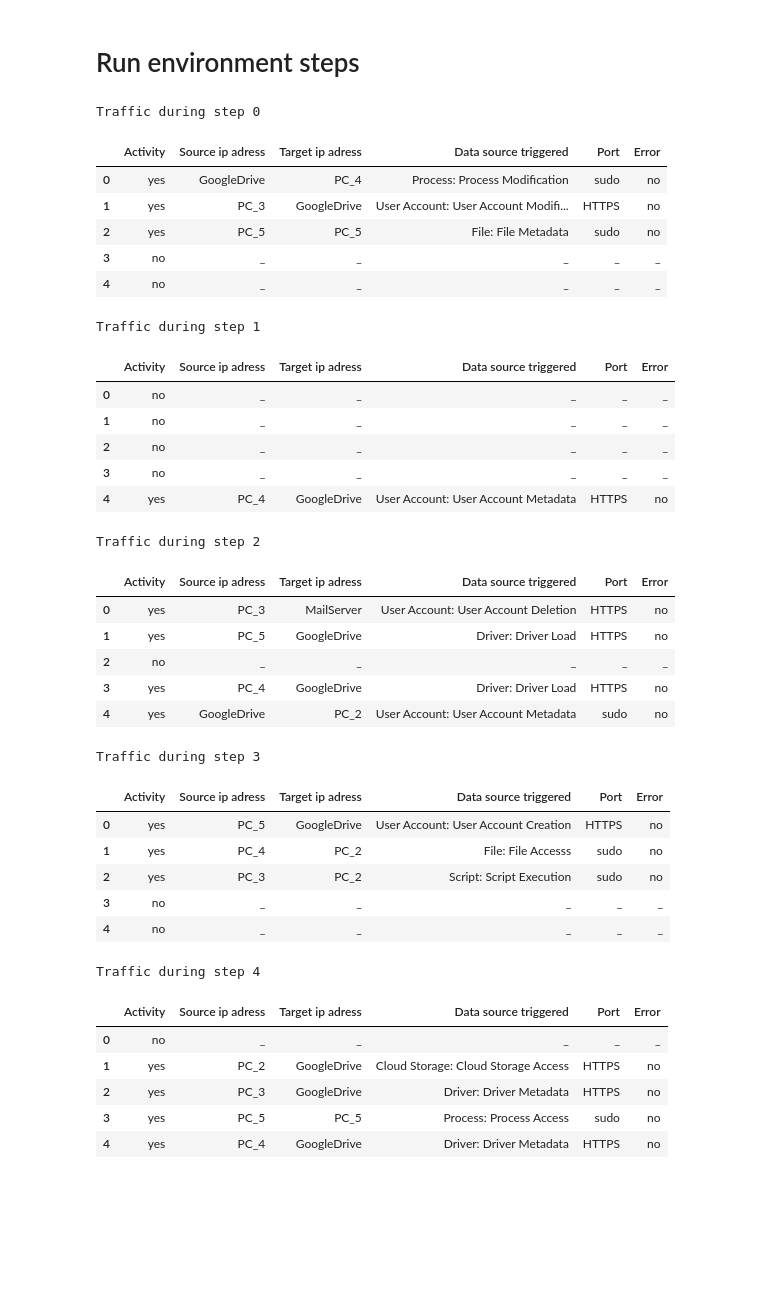
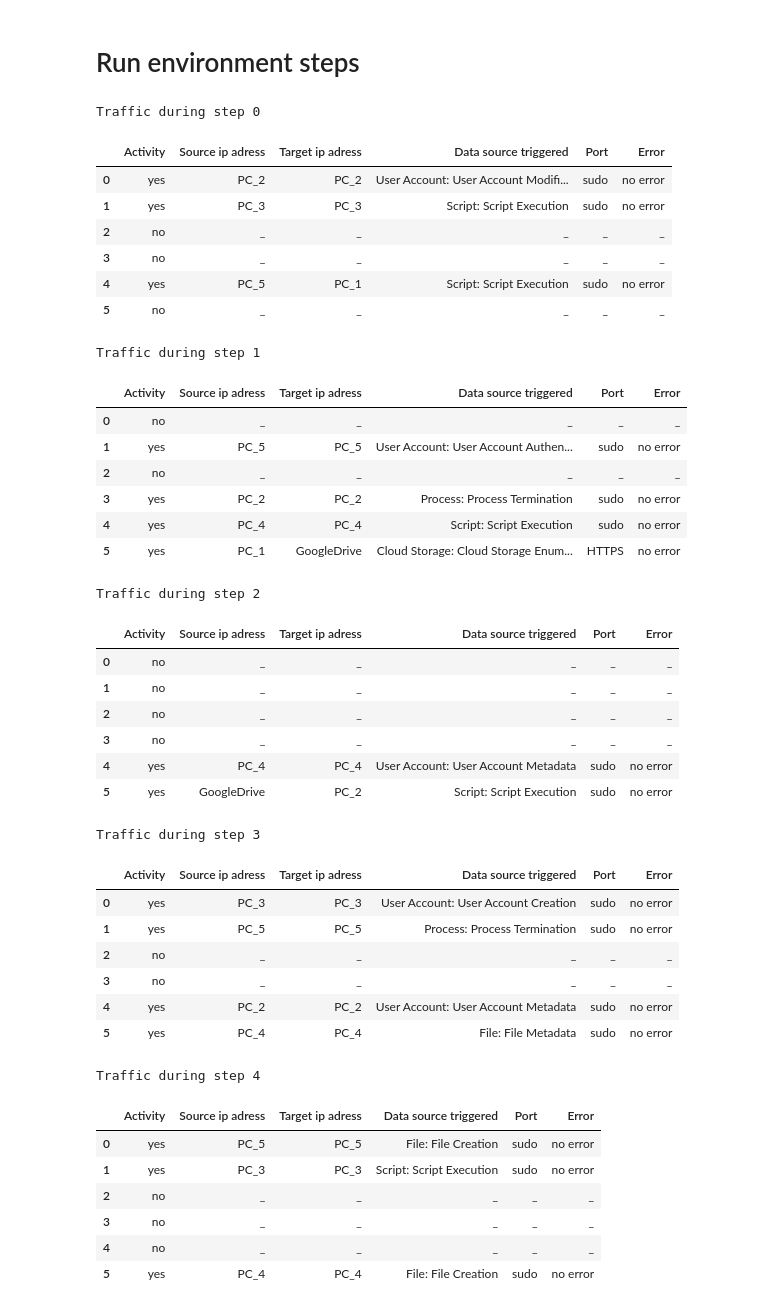
Before and after one commit to egrillot/Cyberbattle, a Jupyter notebook: notebooks/Traffic.ipynb, the cells around one changed output. Drawn from its saved outputs; the diff is of its cells as text; code cells hidden in the pictures; blank space fills up the shorter version.

```diff
--- a/notebooks/Traffic.ipynb
+++ b/notebooks/Traffic.ipynb
@@ -111,54 +115,57 @@ attacks.get_attacks_by_machines_string()
 # Run environment steps
 # %%
 from cyberbattle.agents.battle_environment import CyberBattleEnv
-from cyberbattle.env.utils.user import DSI, Dev
+from cyberbattle.env.samples.little_network import DSI, Dev
 
 profiles = {
-    DSI(): 1,
-    Dev(): num_client - 2
+    DSI(num_client): 1,
+    Dev(num_client): num_client - 1
 }
 
 env = CyberBattleEnv(network, profiles)
-
-env.reset()
 
 for _ in range(5):
     matrix = env.step(display_Siem=True)
 
 env.reset()
 # %% [output]
 Traffic during step 0
 |  | Activity | Source ip adress | Target ip adress | Data source triggered | Port | Error |
-| 0 | yes | GoogleDrive | PC_4 | Process: Process Modification | sudo | no |
-| 1 | yes | PC_3 | GoogleDrive | User Account: User Account Modifi... | HTTPS | no |
-| 2 | yes | PC_5 | PC_5 | File: File Metadata | sudo | no |
+| 0 | yes | PC_2 | PC_2 | User Account: User Account Modifi... | sudo | no error |
+| 1 | yes | PC_3 | PC_3 | Script: Script Execution | sudo | no error |
+| 2 | no | _ | _ | _ | _ | _ |
 | 3 | no | _ | _ | _ | _ | _ |
-| 4 | no | _ | _ | _ | _ | _ |
+| 4 | yes | PC_5 | PC_1 | Script: Script Execution | sudo | no error |
+| 5 | no | _ | _ | _ | _ | _ |
 Traffic during step 1
 |  | Activity | Source ip adress | Target ip adress | Data source triggered | Port | Error |
 | 0 | no | _ | _ | _ | _ | _ |
-| 1 | no | _ | _ | _ | _ | _ |
+| 1 | yes | PC_5 | PC_5 | User Account: User Account Authen... | sudo | no error |
 | 2 | no | _ | _ | _ | _ | _ |
-| 3 | no | _ | _ | _ | _ | _ |
-| 4 | yes | PC_4 | GoogleDrive | User Account: User Account Metadata | HTTPS | no |
+| 3 | yes | PC_2 | PC_2 | Process: Process Termination | sudo | no error |
+| 4 | yes | PC_4 | PC_4 | Script: Script Execution | sudo | no error |
+| 5 | yes | PC_1 | GoogleDrive | Cloud Storage: Cloud Storage Enum... | HTTPS | no error |
 Traffic during step 2
 |  | Activity | Source ip adress | Target ip adress | Data source triggered | Port | Error |
-| 0 | yes | PC_3 | MailServer | User Account: User Account Deletion | HTTPS | no |
-| 1 | yes | PC_5 | GoogleDrive | Driver: Driver Load | HTTPS | no |
+| 0 | no | _ | _ | _ | _ | _ |
+| 1 | no | _ | _ | _ | _ | _ |
 | 2 | no | _ | _ | _ | _ | _ |
-| 3 | yes | PC_4 | GoogleDrive | Driver: Driver Load | HTTPS | no |
-| 4 | yes | GoogleDrive | PC_2 | User Account: User Account Metadata | sudo | no |
+| 3 | no | _ | _ | _ | _ | _ |
+| 4 | yes | PC_4 | PC_4 | User Account: User Account Metadata | sudo | no error |
+| 5 | yes | GoogleDrive | PC_2 | Script: Script Execution | sudo | no error |
 Traffic during step 3
 |  | Activity | Source ip adress | Target ip adress | Data source triggered | Port | Error |
-| 0 | yes | PC_5 | GoogleDrive | User Account: User Account Creation | HTTPS | no |
-| 1 | yes | PC_4 | PC_2 | File: File Accesss | sudo | no |
-| 2 | yes | PC_3 | PC_2 | Script: Script Execution | sudo | no |
+| 0 | yes | PC_3 | PC_3 | User Account: User Account Creation | sudo | no error |
+| 1 | yes | PC_5 | PC_5 | Process: Process Termination | sudo | no error |
+| 2 | no | _ | _ | _ | _ | _ |
 | 3 | no | _ | _ | _ | _ | _ |
-| 4 | no | _ | _ | _ | _ | _ |
+| 4 | yes | PC_2 | PC_2 | User Account: User Account Metadata | sudo | no error |
+| 5 | yes | PC_4 | PC_4 | File: File Metadata | sudo | no error |
 Traffic during step 4
 |  | Activity | Source ip adress | Target ip adress | Data source triggered | Port | Error |
-| 0 | no | _ | _ | _ | _ | _ |
-| 1 | yes | PC_2 | GoogleDrive | Cloud Storage: Cloud Storage Access | HTTPS | no |
-| 2 | yes | PC_3 | GoogleDrive | Driver: Driver Metadata | HTTPS | no |
-| 3 | yes | PC_5 | PC_5 | Process: Process Access | sudo | no |
-| 4 | yes | PC_4 | GoogleDrive | Driver: Driver Metadata | HTTPS | no |
+| 0 | yes | PC_5 | PC_5 | File: File Creation | sudo | no error |
+| 1 | yes | PC_3 | PC_3 | Script: Script Execution | sudo | no error |
+| 2 | no | _ | _ | _ | _ | _ |
+| 3 | no | _ | _ | _ | _ | _ |
+| 4 | no | _ | _ | _ | _ | _ |
+| 5 | yes | PC_4 | PC_4 | File: File Creation | sudo | no error |
```
Also changed, not shown: parts of 7 cells of this notebook, 1 other file.
